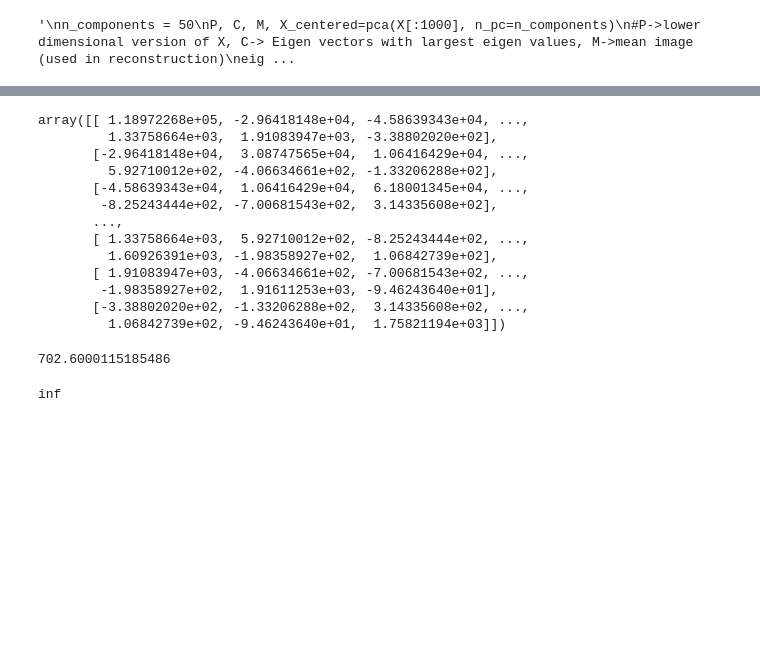
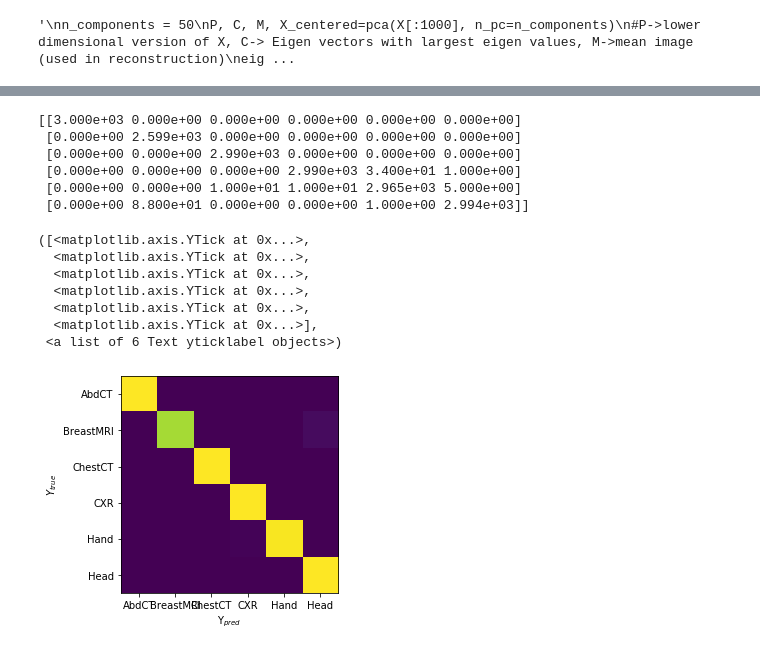
Before and after one commit to varundesai10/ELL409_Assignment1, a Jupyter notebook: question3.ipynb, the cells around one changed output, grey strips where cells are left out. Saved outputs shown, nothing was run; the diff lists cells and outputs as text; code cells hidden in the pictures; blank space fills up the shorter version.

```diff
--- a/question3.ipynb
+++ b/question3.ipynb
@@ -203,16 +180,0 @@ X_red[0] @ S_inv @ X_red[0].T
-# %%
-S[0]
-# %% [output]
-array([[ 1.18972268e+05, -2.96418148e+04, -4.58639343e+04, ...,
-         1.33758664e+03,  1.91083947e+03, -3.38802020e+02],
-       [-2.96418148e+04,  3.08747565e+04,  1.06416429e+04, ...,
-         5.92710012e+02, -4.06634661e+02, -1.33206288e+02],
-       [-4.58639343e+04,  1.06416429e+04,  6.18001345e+04, ...,
-        -8.25243444e+02, -7.00681543e+02,  3.14335608e+02],
-       ...,
-       [ 1.33758664e+03,  5.92710012e+02, -8.25243444e+02, ...,
-         1.60926391e+03, -1.98358927e+02,  1.06842739e+02],
-       [ 1.91083947e+03, -4.06634661e+02, -7.00681543e+02, ...,
-        -1.98358927e+02,  1.91611253e+03, -9.46243640e+01],
-       [-3.38802020e+02, -1.33206288e+02,  3.14335608e+02, ...,
-         1.06842739e+02, -9.46243640e+01,  1.75821194e+03]])
@@ -221,8 +181,38 @@ A = np.eye(n_components)*1e-3
-# %%
-np.linalg.det(S[0] @ A)
-# %% [output]
-702.6000115185486
-# %%
-np.linalg.det(S[0])
-# %% [output]
-inf
+# %%
+#lets evaluate on test data
+C = C.reshape(n_components, -1);
+conf = np.zeros((n_classes, n_classes))
+P = np.ones(n_classes)/n_classes
+Y_pred = []
+for i in tqdm(range(X_test.shape[0])):
+    x = X_test[i]
+    x_red = (x) @ C.T
+    y = bayes(x_red, P)
+    conf[y, Y_test[i]] += 1
+    Y_pred.append(y)
+
+print(conf)
+#plt.imshow(conf/np.sum(conf))
+# %% [output]
+[[3.000e+03 0.000e+00 0.000e+00 0.000e+00 0.000e+00 0.000e+00]
+ [0.000e+00 2.599e+03 0.000e+00 0.000e+00 0.000e+00 0.000e+00]
+ [0.000e+00 0.000e+00 2.990e+03 0.000e+00 0.000e+00 0.000e+00]
+ [0.000e+00 0.000e+00 0.000e+00 2.990e+03 3.400e+01 1.000e+00]
+ [0.000e+00 0.000e+00 1.000e+01 1.000e+01 2.965e+03 5.000e+00]
+ [0.000e+00 8.800e+01 0.000e+00 0.000e+00 1.000e+00 2.994e+03]]
+# %%
+plt.imshow(conf.T/np.sum(conf))
+classes = ['AbdCT', 'BreastMRI', 'ChestCT', 'CXR', 'Hand', 'Head']
+plt.ylabel('$Y_{true}$')
+plt.xlabel('Y$_{pred}$')
+plt.xticks(np.arange(n_classes), classes)
+plt.yticks(np.arange(n_classes), classes)
+# %% [output]
+([<matplotlib.axis.YTick at 0x...>,
+  <matplotlib.axis.YTick at 0x...>,
+  <matplotlib.axis.YTick at 0x...>,
+  <matplotlib.axis.YTick at 0x...>,
+  <matplotlib.axis.YTick at 0x...>,
+  <matplotlib.axis.YTick at 0x...>],
+ <a list of 6 Text yticklabel objects>)
+[figure, added]
```
Also changed, not shown: parts of 28 cells of this notebook, 2 other files.
